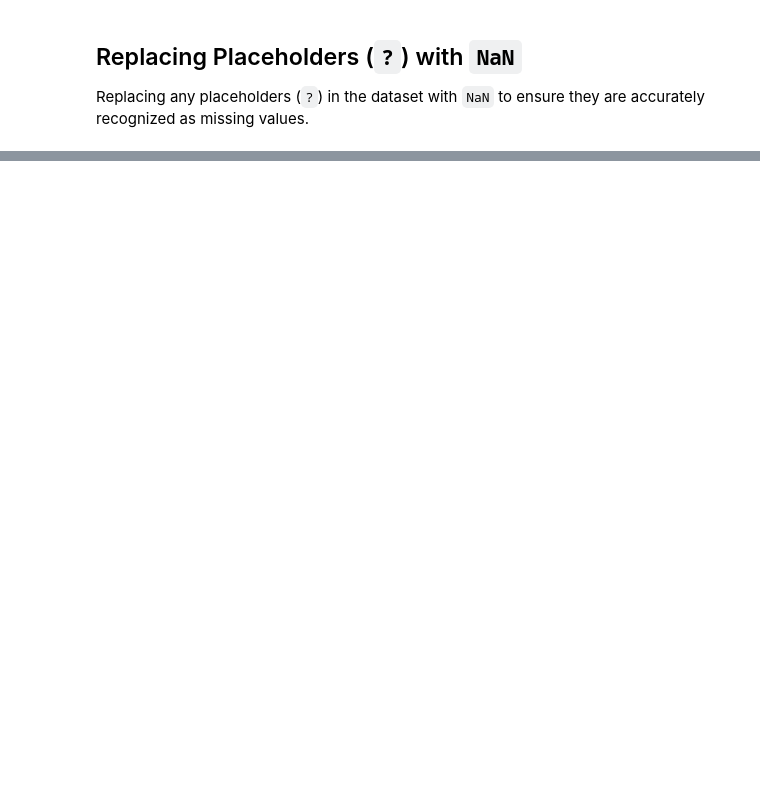
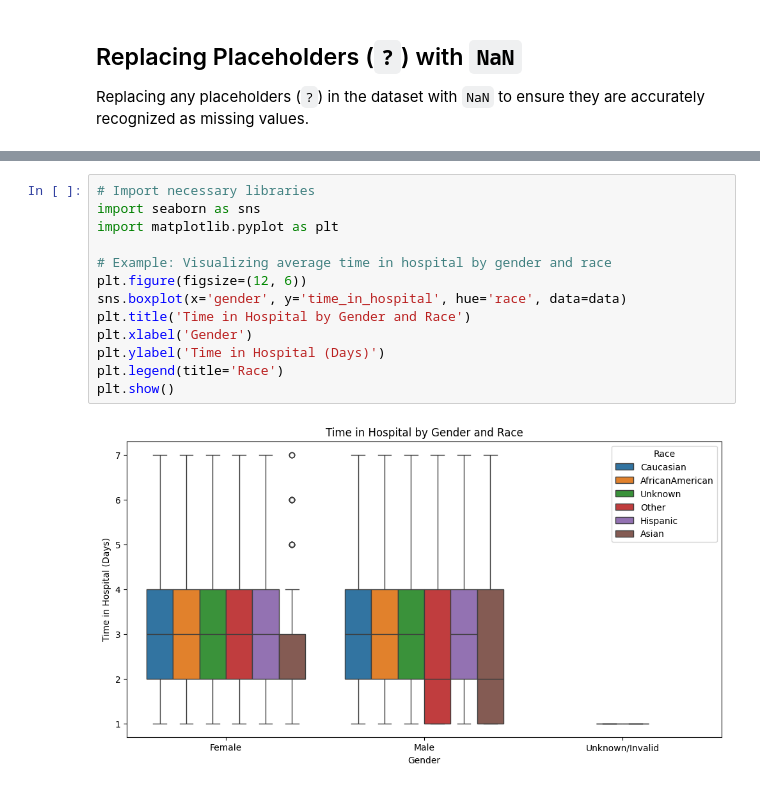
Before and after one commit to Securella/ml-project, a Jupyter notebook: project-diabetes-notebook.ipynb, the cells around one changed output, grey strips where cells are left out. Drawn from its saved outputs; the diff is of its cells as text; blank space fills up the shorter version.

```diff
--- a/project-diabetes-notebook.ipynb
+++ b/project-diabetes-notebook.ipynb
@@ -171 +452,16 @@ After identifying the columns with missing values, we need to address these gaps
+# %%
+# Import necessary libraries
+import seaborn as sns
+import matplotlib.pyplot as plt
+
+# Example: Visualizing average time in hospital by gender and race
+plt.figure(figsize=(12, 6))
+sns.boxplot(x='gender', y='time_in_hospital', hue='race', data=data)
+plt.title('Time in Hospital by Gender and Race')
+plt.xlabel('Gender')
+plt.ylabel('Time in Hospital (Days)')
+plt.legend(title='Race')
+plt.show()
+# %% [output]
+[figure, added]
 # %%
```
Also changed, not shown: parts of 32 cells of this notebook.
